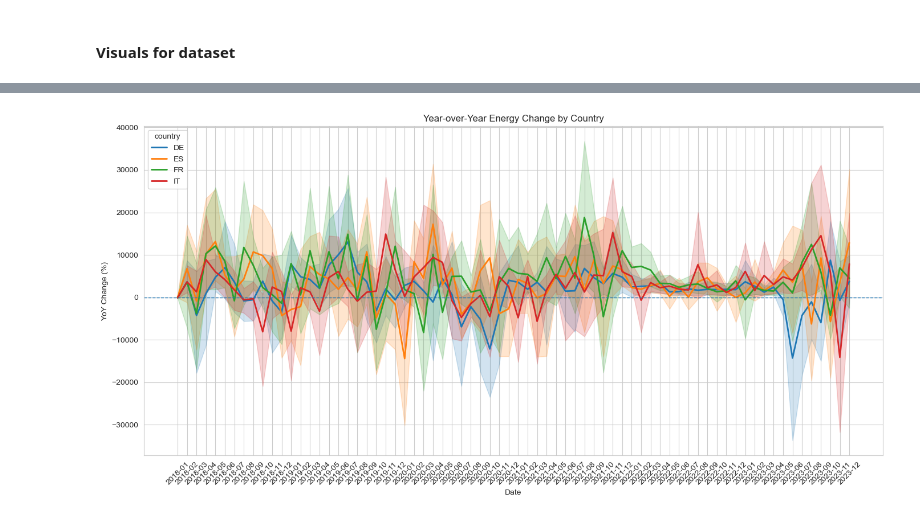
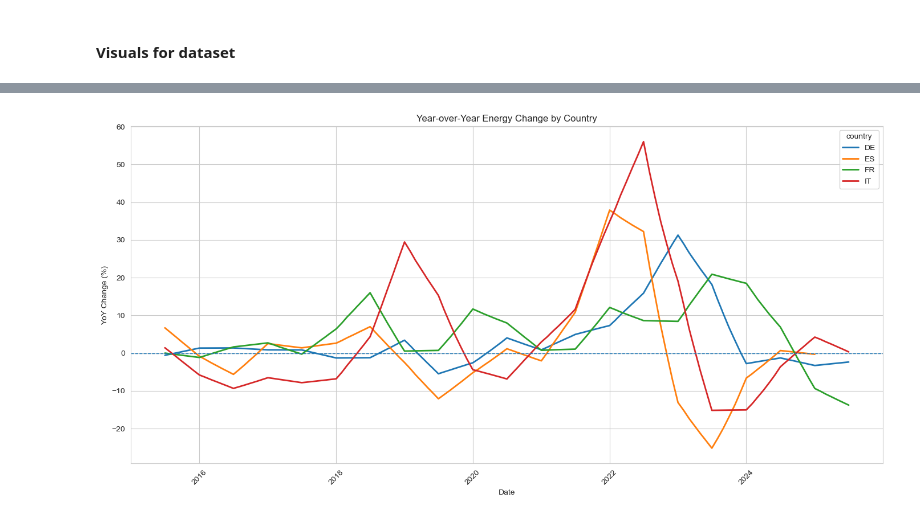
Before and after one commit to meisnerfiona-it/economic-impact-of-green-deal, a Jupyter notebook: FionasNotebook.ipynb, the cells around one changed output, grey strips where cells are left out. Drawn from its saved outputs; the diff is of its cells as text; code cells hidden in the pictures.

Commit message:
Final cleaned dataset and merge ready for analysis

```diff
--- a/FionasNotebook.ipynb
+++ b/FionasNotebook.ipynb
@@ -450,4 +428,0 @@ df_energy.head()
-# %%
-df_energy["energy"] = pd.to_numeric(df_energy["energy"], errors="coerce")
-
-df_energy.head
@@ -469,4 +428,0 @@ df_energy.head
-# %%
-# Filter time
-df_energy = df_energy[(df_energy["date"] >= "2018-01-01") & (df_energy["date"] <= "2023-12-31")]
-df_energy.head(3)
@@ -478,3 +428,0 @@ df_energy.head(3)
-# %%
-# Format
-df_energy["date"] = df_energy["date"].dt.to_period("M").astype(str)
@@ -486,0 +429,27 @@ See the caveats in the documentation: https://pandas.pydata.org/pandas-docs/stab
+# %%
+'''
+Trying something new to get a a better reading on the month by month reading
+'''
+
+
+# 1. Remove duplicates
+df_energy = df_energy.groupby(["country", "date"], as_index=False)["energy"].mean()
+
+# 2. Convert Period → datetime
+df_energy["date"] = df_energy["date"].dt.to_timestamp()
+
+# 3. Resample monthly (clean version)
+df_energy = (
+    df_energy
+    .set_index("date")
+    .groupby("country")["energy"]
+    .resample("MS")
+    .asfreq()
+    .reset_index()
+)
+
+# 4. Interpolate
+df_energy["energy"] = df_energy["energy"].interpolate()
+
+# 5. Convert back
+df_energy["date"] = df_energy["date"].dt.to_period("M")
@@ -520,27 +509,30 @@ sns.boxplot(data=df_energy, x="country", y="energy")
 # %%
-df_growth = df_energy
+df_growth = df_energy.copy()
 df_growth = df_growth.sort_values(["country", "date"])
 
 df_growth["energy_yoy_pct"] = (
     df_growth.groupby("country")["energy"].pct_change(periods=12) * 100
 )
+
+# Convert Period[M] to datetime for plotting
+df_growth["date"] = df_growth["date"].dt.to_timestamp()
 
 plt.figure(figsize=(14, 7))
 
 sns.lineplot(
     data=df_growth,
     x="date",
     y="energy_yoy_pct",
     hue="country",
     linewidth=2
 )
 
 plt.axhline(0, linestyle="--", linewidth=1)
-plt.title("Year over Year Energy Change by Country")
+plt.title("Year-over-Year Energy Change by Country")
 plt.xlabel("Date")
 plt.ylabel("YoY Change (%)")
 plt.xticks(rotation=45)
 plt.tight_layout()
 plt.show()
 # %% [output]
-[figure, old version]
+[figure, new version]
```
Also changed, not shown: parts of 21 cells of this notebook, 2 other files.
